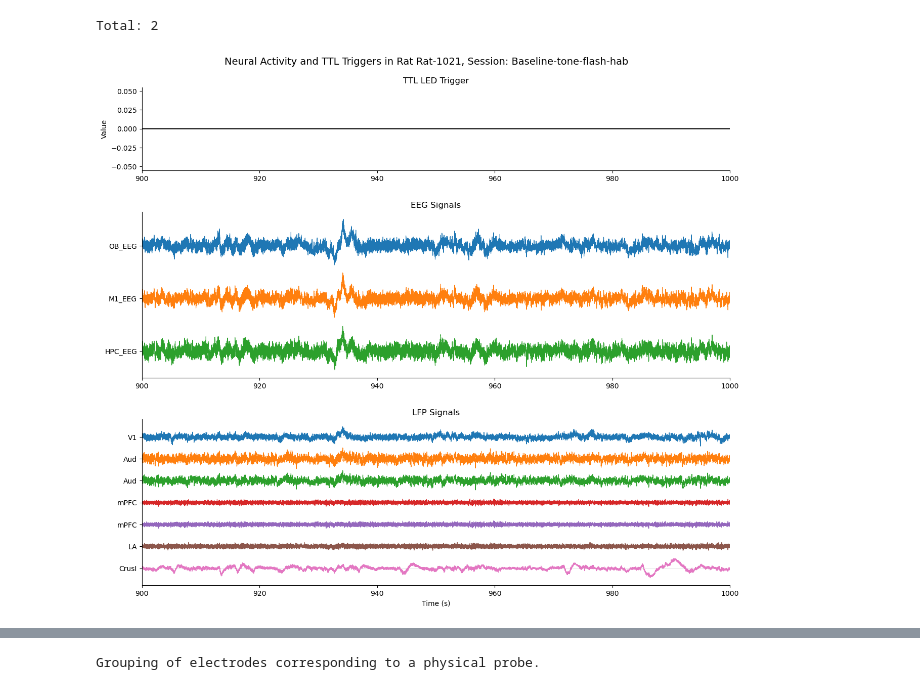
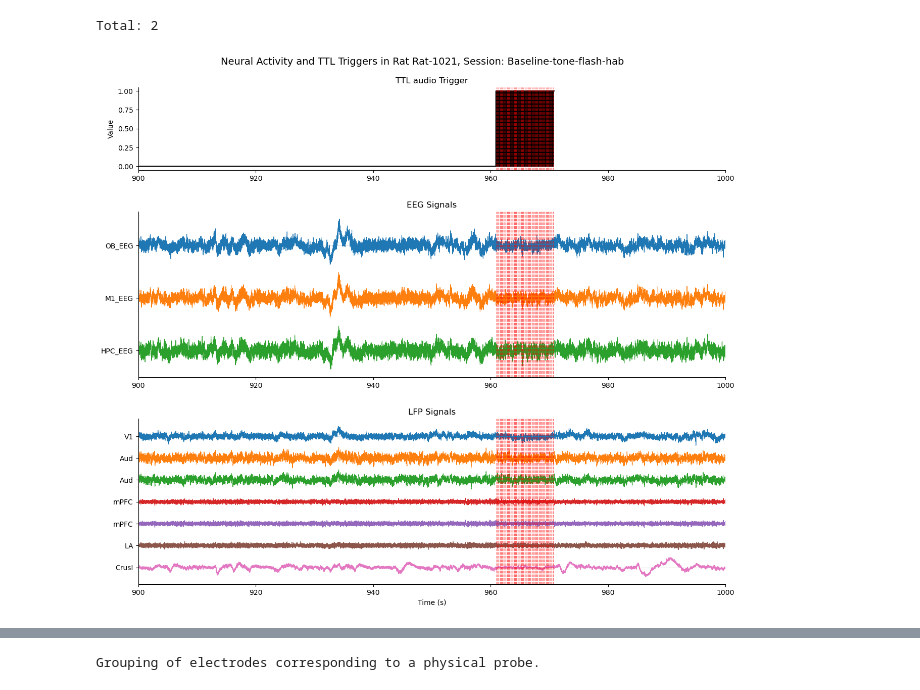
Before and after one commit to catalystneuro/kind-lab-to-nwb, a Jupyter notebook: src/kind_lab_to_nwb/arc_ecephys_2024/tutorial/spyglass_tutorial.ipynb, the cells around one changed output, grey strips where cells are left out. Cells and saved outputs as stored; diff of their text form; code cells hidden in the pictures.

Commit message:
switch to audio TTL

```diff
--- a/src/kind_lab_to_nwb/arc_ecephys_2024/tutorial/spyglass_tutorial.ipynb
+++ b/src/kind_lab_to_nwb/arc_ecephys_2024/tutorial/spyglass_tutorial.ipynb
@@ -83,7 +83,7 @@ sgc.DIOEvents & {"nwb_file_name": nwb_file_name}
 | sub-Rat-1021_ses-Baseline-tone-fl... | TTL_LED_trigger | 294bc6e8-917e-46c1-9eaa-fb72769573e0 | raw data valid times |
 Total: 2
 # %%
-LED_trigger = (sgc.DIOEvents & {"nwb_file_name": nwb_file_name, "dio_event_name": "TTL_LED_trigger"}).fetch_nwb()[0][
+audio_trigger = (sgc.DIOEvents & {"nwb_file_name": nwb_file_name, "dio_event_name": "TTL_audio_trigger"}).fetch_nwb()[0][
     "dio"
 ]
 # %%
@@ -101,7 +101,7 @@ fig = plt.figure(figsize=(15, 12))
 gs = GridSpec(3, 1, height_ratios=[1, 2, 2], hspace=0.3)
 
 # Get indices for the time window for each dataset
-ttl_timestamps = LED_trigger.get_timestamps()
+ttl_timestamps = audio_trigger.get_timestamps()
 ttl_start_idx = (
     np.where(ttl_timestamps >= start_time)[0][0] if len(np.where(ttl_timestamps >= start_time)[0]) > 0 else 0
 )
@@ -133,10 +133,10 @@ lfp_end_idx = (
 
 # 1. TTL Trigger Plot
 ax1 = fig.add_subplot(gs[0])
-ttl_data = np.array(LED_trigger.data[ttl_start_idx:ttl_end_idx])
+ttl_data = np.array(audio_trigger.data[ttl_start_idx:ttl_end_idx])
 ttl_times = ttl_timestamps[ttl_start_idx:ttl_end_idx]
 ax1.plot(ttl_times, ttl_data, "k-", linewidth=1.5)
-ax1.set_title("TTL LED Trigger", fontsize=12)
+ax1.set_title("TTL audio Trigger", fontsize=12)
 ax1.set_ylabel("Value")
 ax1.set_xlim(start_time, end_time)
 ax1.spines["top"].set_visible(False)
@@ -181,34 +181,34 @@ lfp_y_positions = []
 for i in range(lfp_data.shape[1]):
     y_offset = -i * lfp_offset
     ax3.axhline(y=y_offset, color="gray", linestyle="-", alpha=0.3, linewidth=0.5)
     ax3.plot(lfp_times, lfp_data[:, i] + y_offset, linewidth=0.8)
     lfp_y_positions.append(y_offset)
 
 # Add LFP labels and styling
 ax3.set_yticks(lfp_y_positions)
 lfp_labels = lfp_series.electrodes.to_dataframe()["group_name"]
 lfp_labels = lfp_labels.str.replace("_LFP_electrode_group", "")
 ax3.set_yticklabels(lfp_labels, fontsize=10)
 ax3.set_title("LFP Signals", fontsize=12)
 ax3.set_xlabel("Time (s)", fontsize=10)
 ax3.set_xlim(start_time, end_time)
 ax3.spines["top"].set_visible(False)
 ax3.spines["right"].set_visible(False)
 
 # Add vertical lines at TTL high-to-low transitions to see stimulus alignment
 high_indices = np.where(np.diff(ttl_data) < 0)[0]
 for idx in high_indices:
     transition_time = ttl_times[idx]
     ax1.axvline(x=transition_time, color="r", linestyle="--", alpha=0.6, linewidth=1)
     ax2.axvline(x=transition_time, color="r", linestyle="--", alpha=0.6, linewidth=1)
     ax3.axvline(x=transition_time, color="r", linestyle="--", alpha=0.6, linewidth=1)
 
 plt.suptitle(f"Neural Activity and TTL Triggers in Rat {subject_id}, Session: {session_id}", fontsize=14)
 # plt.tight_layout()
 plt.subplots_adjust(top=0.93)
 plt.show()
 # %% [output]
-[figure, old version]
+[figure, new version]
 # %%
 sgc.TaskEpoch & {"nwb_file_name": nwb_file_name}
 # %% [output]
```
